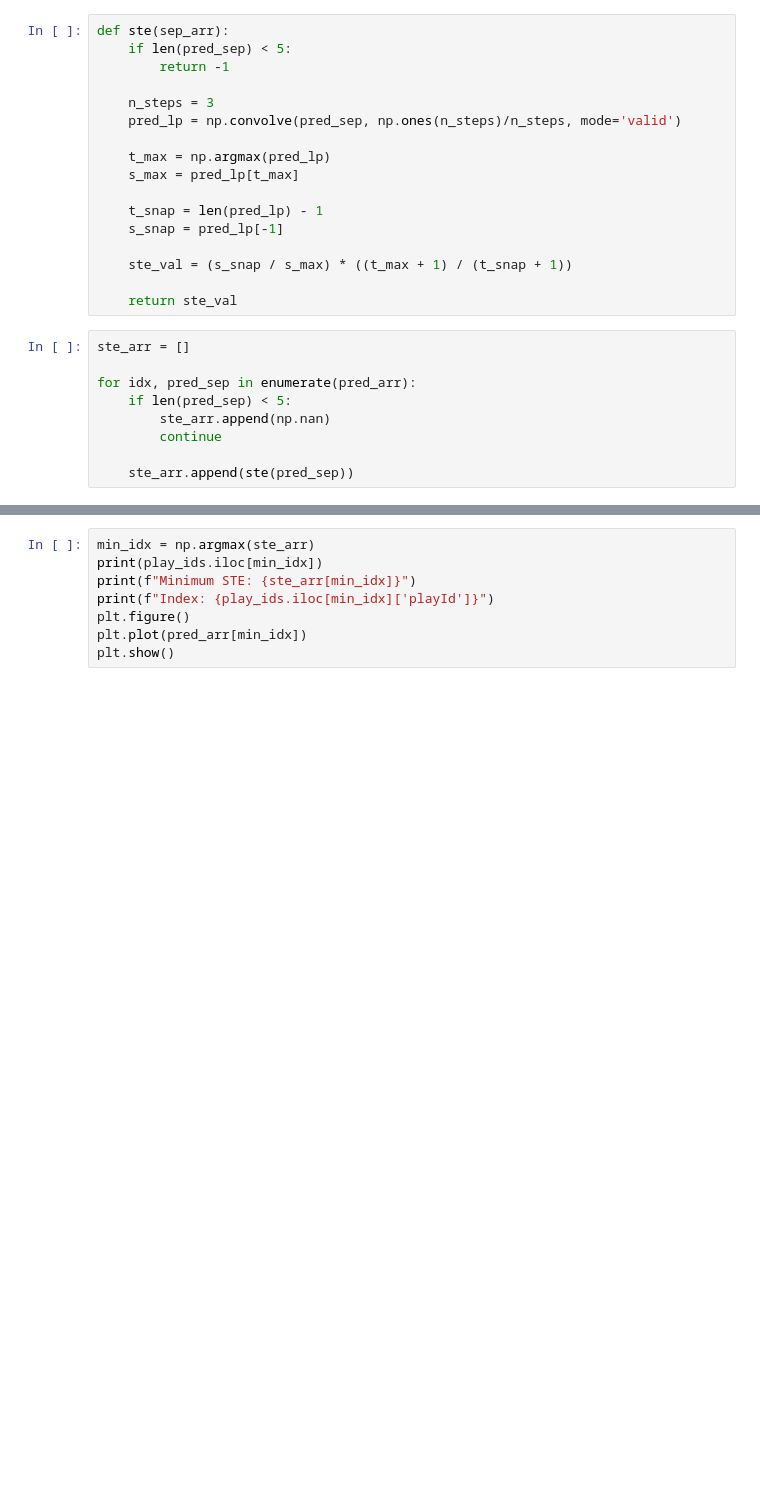
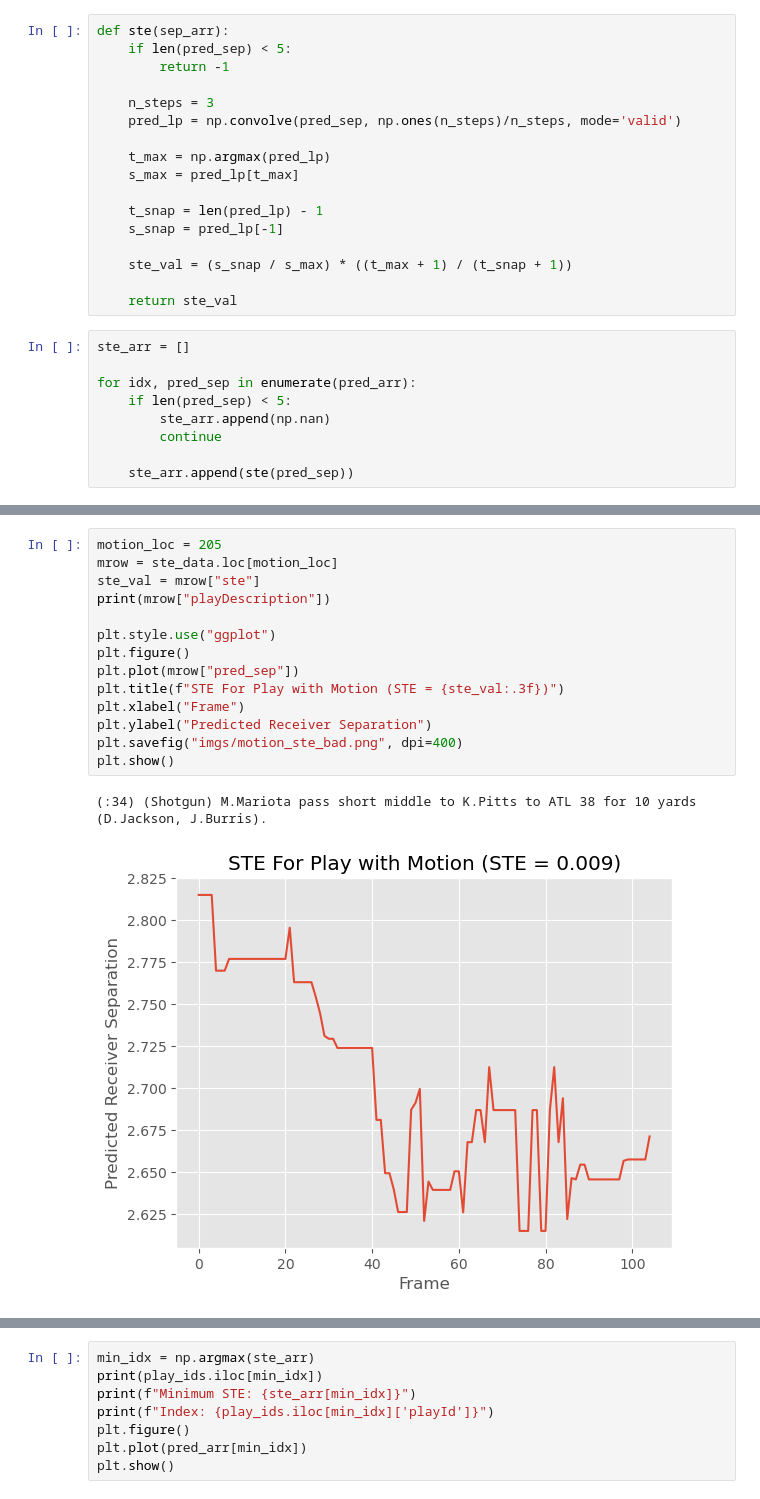
Before and after one commit to shashankmanjunath/snap_timing_efficiency, a Jupyter notebook: ste_analysis.ipynb, the cells around one changed output, grey strips where cells are left out. Drawn from its saved outputs; the diff is of its cells as text; blank space fills up the shorter version.

```diff
--- a/ste_analysis.ipynb
+++ b/ste_analysis.ipynb
@@ -160,0 +158,17 @@ ste_data
+# %%
+motion_loc = 205
+mrow = ste_data.loc[motion_loc]
+ste_val = mrow["ste"]
+print(mrow["playDescription"])
+
+plt.style.use("ggplot")
+plt.figure()
+plt.plot(mrow["pred_sep"])
+plt.title(f"STE For Play with Motion (STE = {ste_val:.3f})")
+plt.xlabel("Frame")
+plt.ylabel("Predicted Receiver Separation")
+plt.savefig("imgs/motion_ste_bad.png", dpi=400)
+plt.show()
+# %% [output]
+(:34) (Shotgun) M.Mariota pass short middle to K.Pitts to ATL 38 for 10 yards (D.Jackson, J.Burris).
+[figure, added]
```
Also changed, not shown: parts of 6 cells of this notebook, 3 other files.
